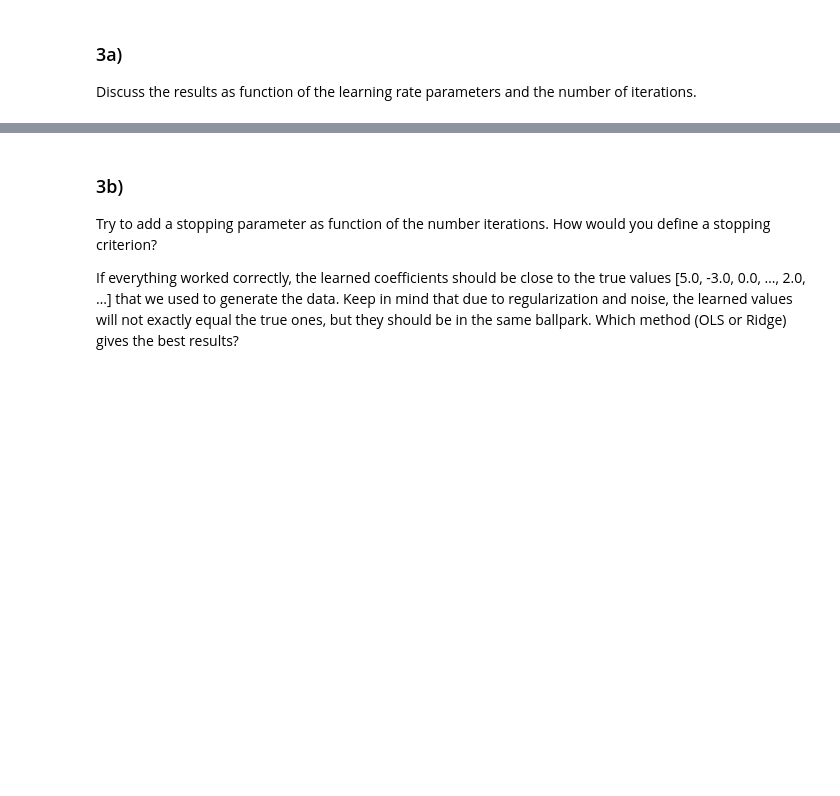
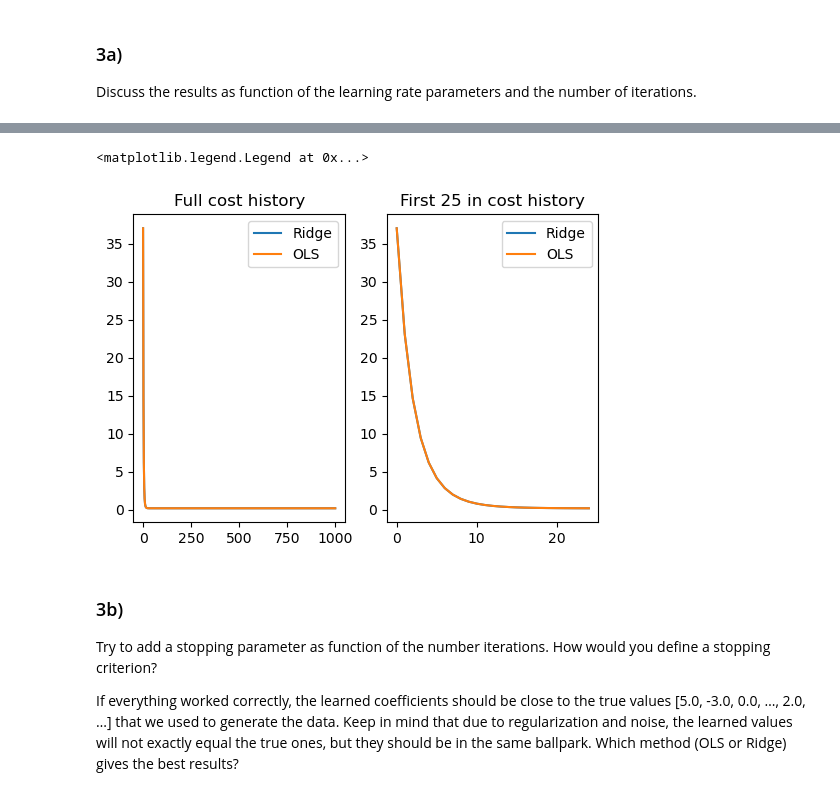
Before and after one commit to kjes4pres/FYS-STK4155, a Jupyter notebook: exercises/week36.ipynb, the cells around one changed output, grey strips where cells are left out. Cells and saved outputs as stored; diff of their text form; code cells hidden in the pictures; blank space fills up the shorter version.

```diff
--- a/exercises/week36.ipynb
+++ b/exercises/week36.ipynb
@@ -179,3 +275,19 @@ Discuss the results as function of the learning rate parameters and the number o
+# %%
+fig, ax = plt.subplots(1, 2, figsize=(6,4))
+
+ax[0].plot(cost_history_R, label='Ridge')
+ax[0].plot(cost_history_O, label='OLS')
+ax[0].set_title('Full cost history')
+
+ax[1].plot(cost_history_R[:25], label='Ridge')
+ax[1].plot(cost_history_O[:25], label='OLS')
+ax[1].set_title('First 25 in cost history')
+
+ax[0].legend()
+ax[1].legend()
+# %% [output]
+<matplotlib.legend.Legend at 0x...>
+[figure, added]
 # %% [markdown]
 ### 3b)
 
```
Also changed, not shown: parts of 19 cells of this notebook.
